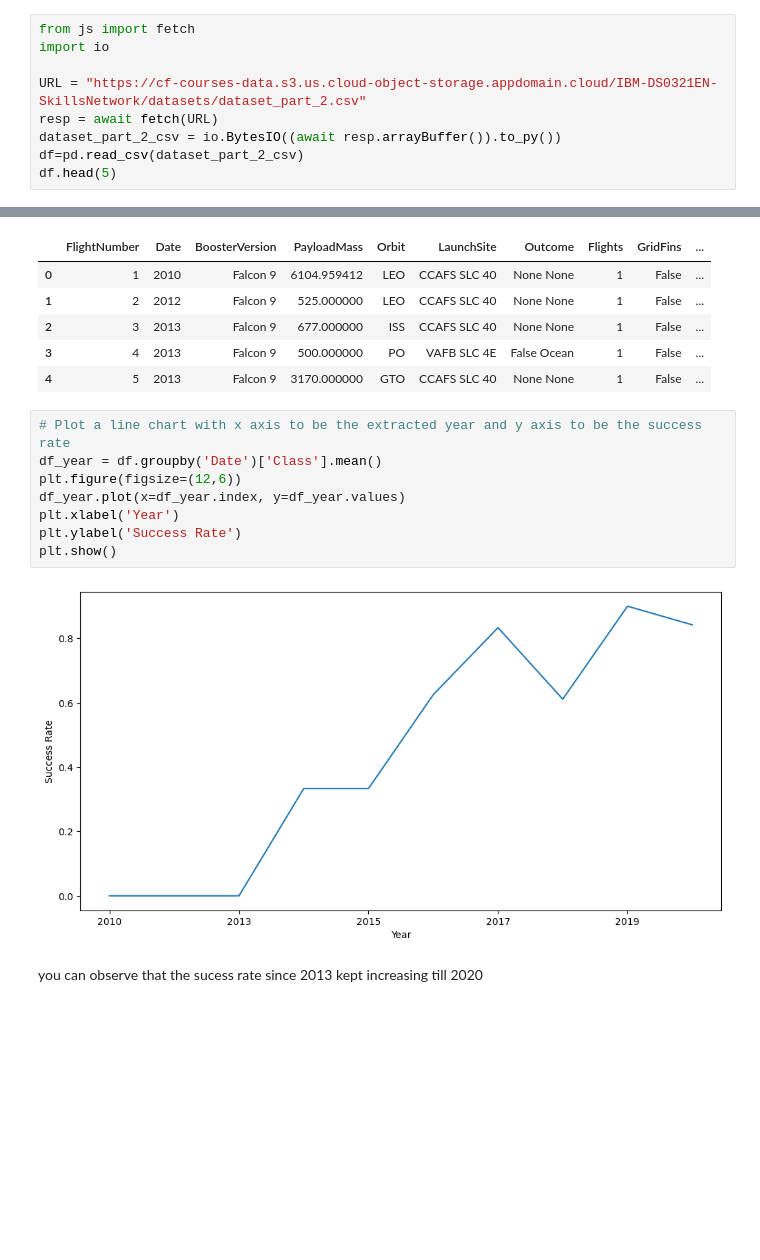
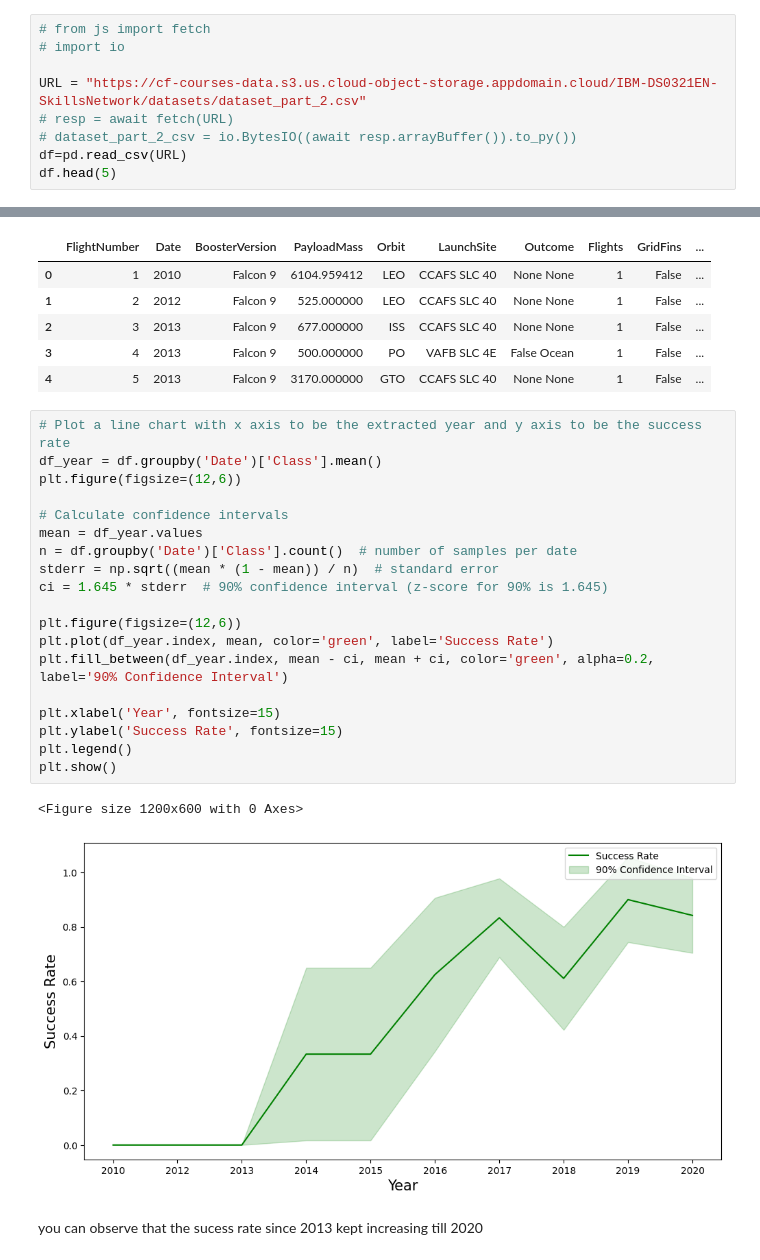
Before and after one commit to GeminiSaeed/SpaceY, a Jupyter notebook: SpaceX_EDA_Data_Visualization.ipynb, the cells around one changed output, grey strips where cells are left out. Cells and saved outputs as stored; diff of their text form; blank space fills up the shorter version.

```diff
--- a/SpaceX_EDA_Data_Visualization.ipynb
+++ b/SpaceX_EDA_Data_Visualization.ipynb
@@ -62,13 +54,13 @@ please provide us feedback at https://github.com/pandas-dev/pandas/issues/54466
 # %% [markdown]
 First, let's read the SpaceX dataset into a Pandas dataframe and print its summary
 # %%
-from js import fetch
-import io
+# from js import fetch
+# import io
 
 URL = "https://cf-courses-data.s3.us.cloud-object-storage.appdomain.cloud/IBM-DS0321EN-SkillsNetwork/datasets/dataset_part_2.csv"
-resp = await fetch(URL)
-dataset_part_2_csv = io.BytesIO((await resp.arrayBuffer()).to_py())
-df=pd.read_csv(dataset_part_2_csv)
+# resp = await fetch(URL)
+# dataset_part_2_csv = io.BytesIO((await resp.arrayBuffer()).to_py())
+df=pd.read_csv(URL)
 df.head(5)
 # %% [output]
 |  | FlightNumber | Date | BoosterVersion | PayloadMass | Orbit | LaunchSite | Outcome | Flights | GridFins | ... |
@@ -192,13 +199,25 @@ df.head()
 # %%
 # Plot a line chart with x axis to be the extracted year and y axis to be the success rate
 df_year = df.groupby('Date')['Class'].mean()
 plt.figure(figsize=(12,6))
-df_year.plot(x=df_year.index, y=df_year.values)
-plt.xlabel('Year')
-plt.ylabel('Success Rate')
+
+# Calculate confidence intervals
+mean = df_year.values
+n = df.groupby('Date')['Class'].count()  # number of samples per date
+stderr = np.sqrt((mean * (1 - mean)) / n)  # standard error
+ci = 1.645 * stderr  # 90% confidence interval (z-score for 90% is 1.645)
+
+plt.figure(figsize=(12,6))
+plt.plot(df_year.index, mean, color='green', label='Success Rate')
+plt.fill_between(df_year.index, mean - ci, mean + ci, color='green', alpha=0.2, label='90% Confidence Interval')
+
+plt.xlabel('Year', fontsize=15)
+plt.ylabel('Success Rate', fontsize=15)
+plt.legend()
 plt.show()
 # %% [output]
+<Figure size 1200x600 with 0 Axes>
-[figure, old version]
+[figure, new version]
 # %% [markdown]
 you can observe that the sucess rate since 2013 kept increasing till 2020
 # %% [markdown]
```
Also changed, not shown: parts of 8 cells of this notebook.
